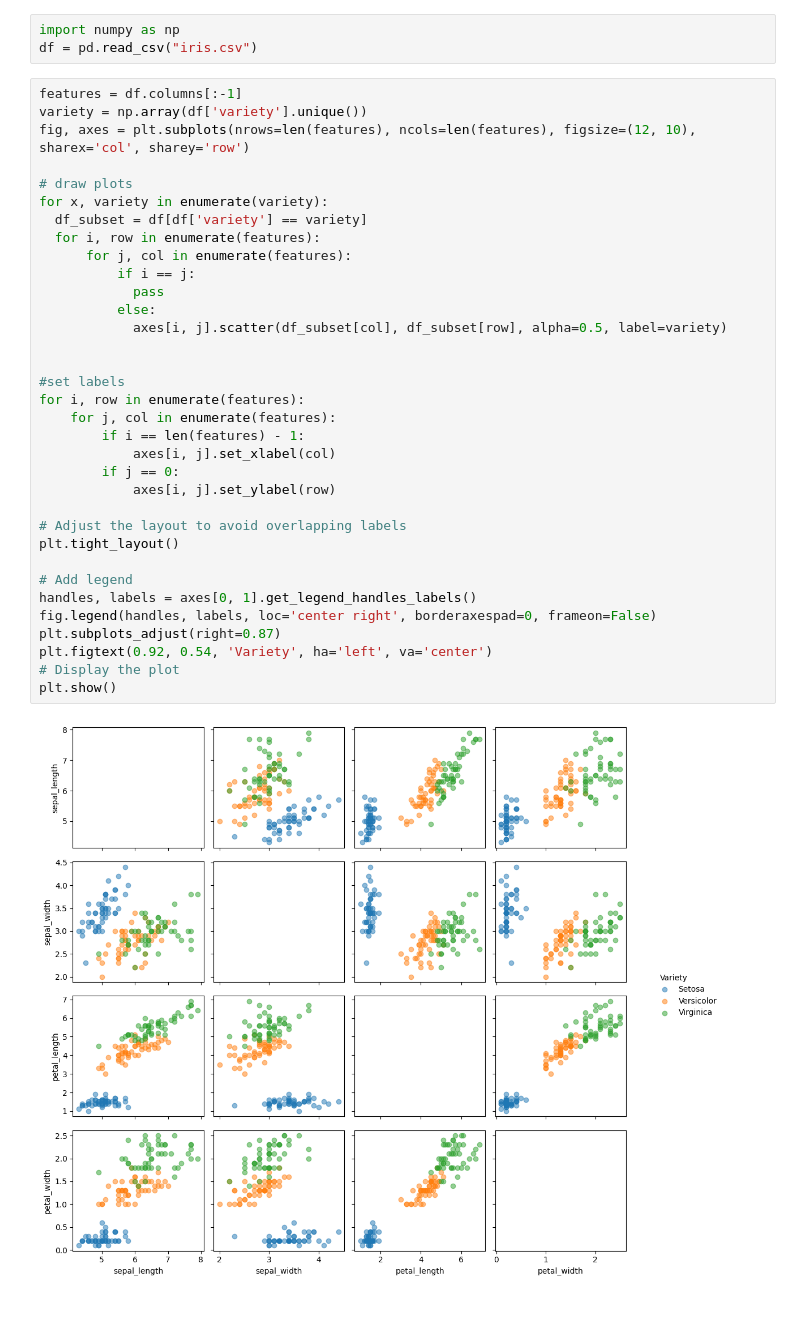
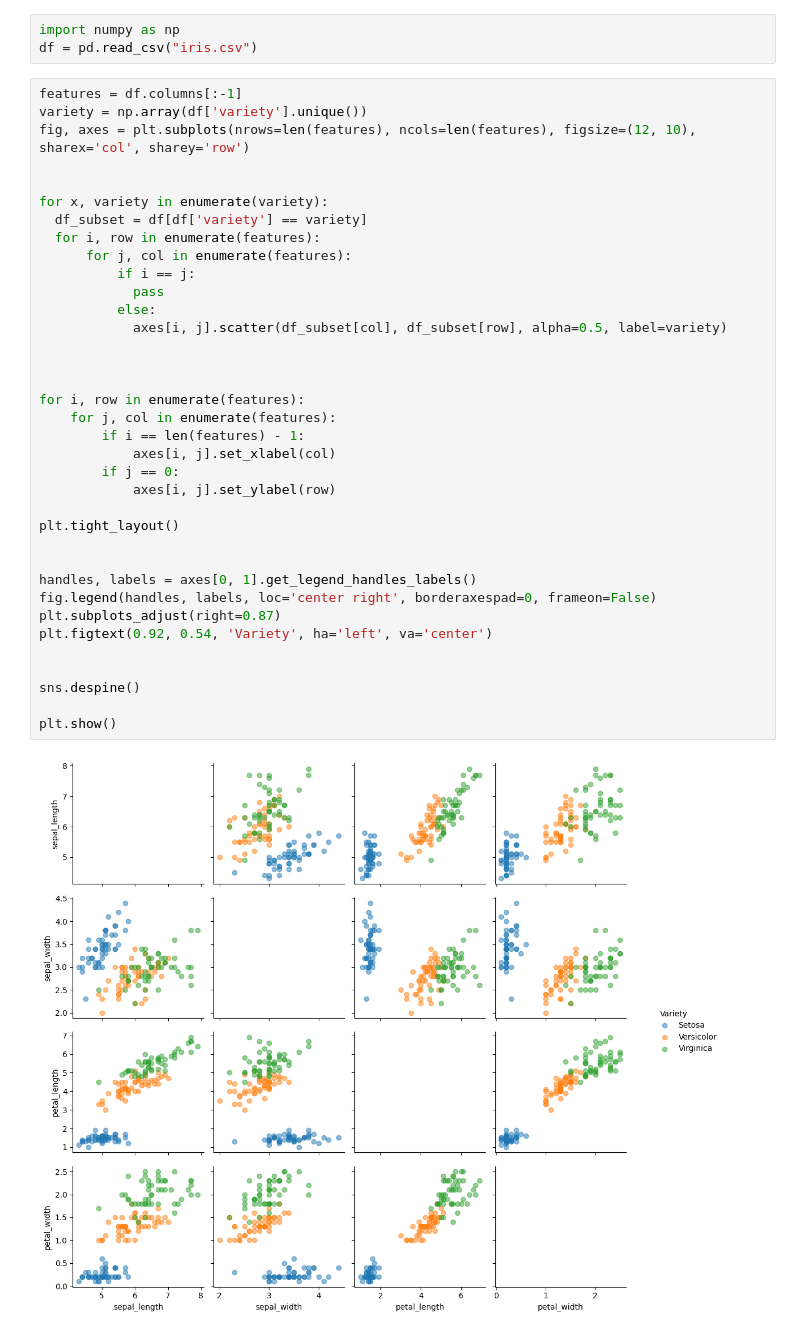
Before and after one commit to s34836/EWD, a Jupyter notebook: lab4.ipynb, the cells around one changed output. Cells and saved outputs as stored; diff of their text form.

```diff
--- a/lab4.ipynb
+++ b/lab4.ipynb
@@ -132,36 +132,38 @@ df = pd.read_csv("iris.csv")
 # %%
 features = df.columns[:-1]
 variety = np.array(df['variety'].unique())
 fig, axes = plt.subplots(nrows=len(features), ncols=len(features), figsize=(12, 10), sharex='col', sharey='row')
 
-# draw plots
+
 for x, variety in enumerate(variety):
   df_subset = df[df['variety'] == variety]
   for i, row in enumerate(features):
       for j, col in enumerate(features):
           if i == j:
             pass
           else:
             axes[i, j].scatter(df_subset[col], df_subset[row], alpha=0.5, label=variety)
 
 
-#set labels
+
 for i, row in enumerate(features):
     for j, col in enumerate(features):
         if i == len(features) - 1:
             axes[i, j].set_xlabel(col)
         if j == 0:
             axes[i, j].set_ylabel(row)
 
-# Adjust the layout to avoid overlapping labels
 plt.tight_layout()
 
-# Add legend
+
 handles, labels = axes[0, 1].get_legend_handles_labels()
 fig.legend(handles, labels, loc='center right', borderaxespad=0, frameon=False)
 plt.subplots_adjust(right=0.87)
 plt.figtext(0.92, 0.54, 'Variety', ha='left', va='center')
-# Display the plot
+
+
+sns.despine()
+
 plt.show()
 # %% [output]
-[figure, old version]
+[figure, new version]
```
Also changed, not shown: parts of 4 cells of this notebook.
